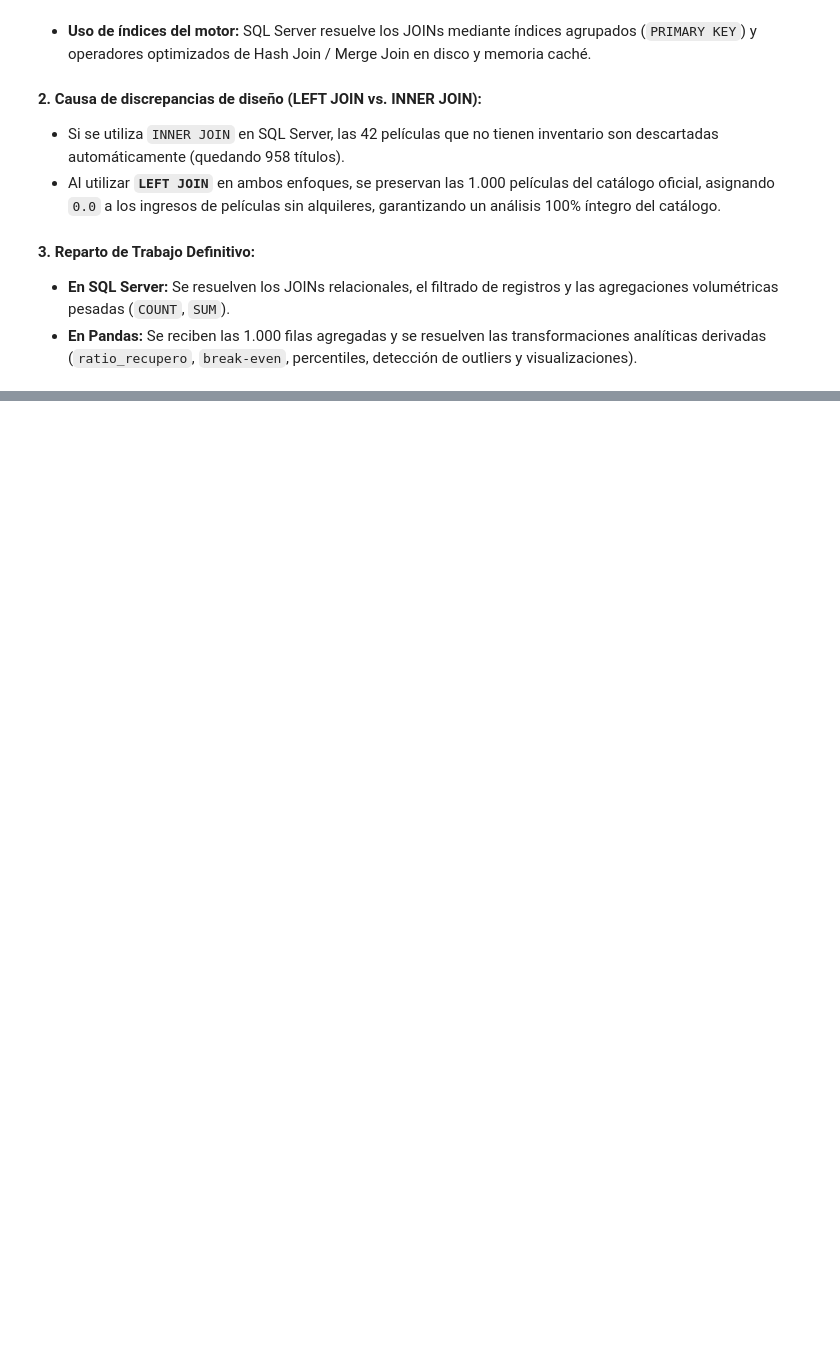
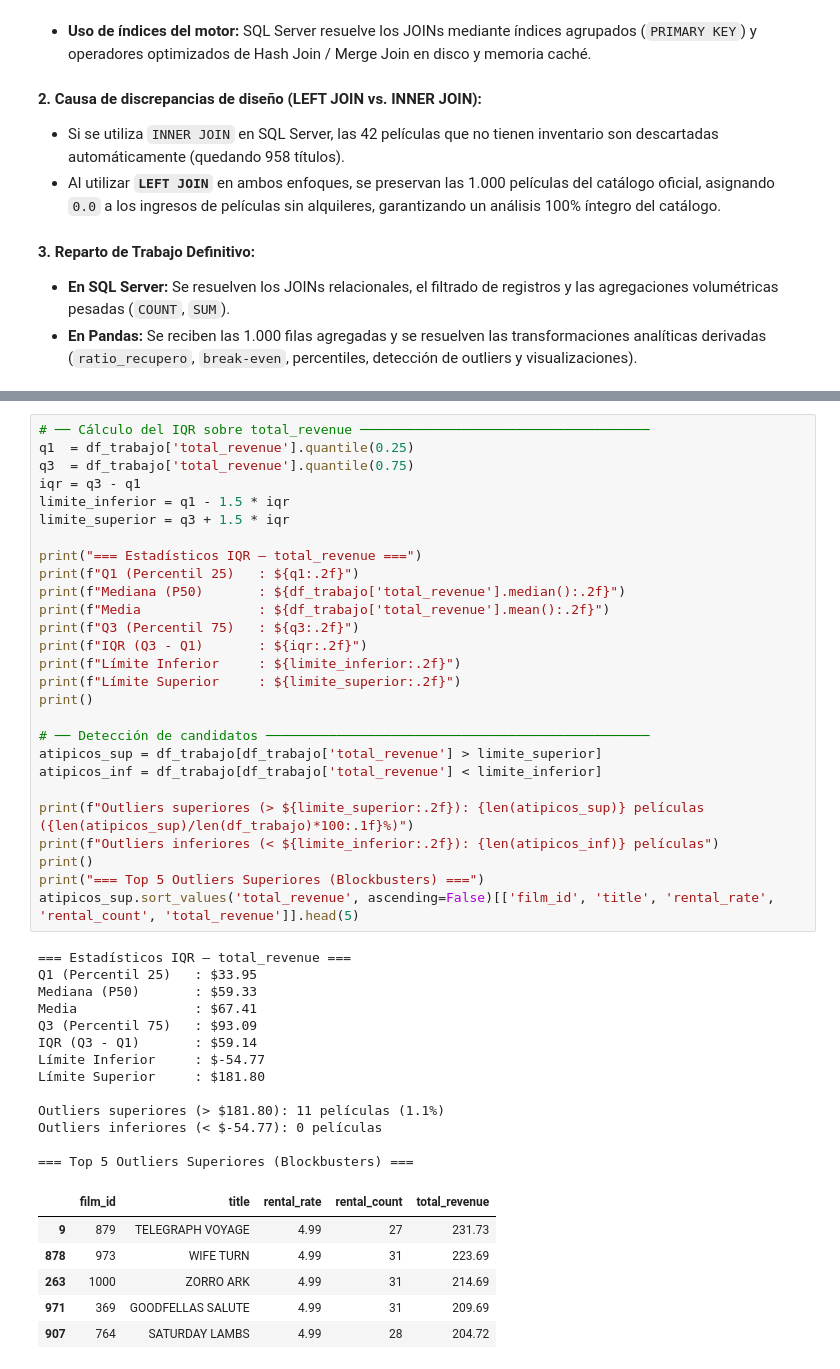
Before and after one commit to BUGn92/TP2SeminarioBD, a Jupyter notebook: notebooks/analisis.ipynb, the cells around one changed output, grey strips where cells are left out. Cells and saved outputs as stored; diff of their text form; blank space fills up the shorter version.

```diff
--- a/notebooks/analisis.ipynb
+++ b/notebooks/analisis.ipynb
@@ -643,0 +410,47 @@ películas sin inventario, cuya presencia en los datos está técnicamente justi
+# %%
+# ── Cálculo del IQR sobre total_revenue ─────────────────────────────────────
+q1  = df_trabajo['total_revenue'].quantile(0.25)
+q3  = df_trabajo['total_revenue'].quantile(0.75)
+iqr = q3 - q1
+limite_inferior = q1 - 1.5 * iqr
+limite_superior = q3 + 1.5 * iqr
+
+print("=== Estadísticos IQR — total_revenue ===")
+print(f"Q1 (Percentil 25)   : ${q1:.2f}")
+print(f"Mediana (P50)       : ${df_trabajo['total_revenue'].median():.2f}")
+print(f"Media               : ${df_trabajo['total_revenue'].mean():.2f}")
+print(f"Q3 (Percentil 75)   : ${q3:.2f}")
+print(f"IQR (Q3 - Q1)       : ${iqr:.2f}")
+print(f"Límite Inferior     : ${limite_inferior:.2f}")
+print(f"Límite Superior     : ${limite_superior:.2f}")
+print()
+
+# ── Detección de candidatos ─────────────────────────────────────────────────
+atipicos_sup = df_trabajo[df_trabajo['total_revenue'] > limite_superior]
+atipicos_inf = df_trabajo[df_trabajo['total_revenue'] < limite_inferior]
+
+print(f"Outliers superiores (> ${limite_superior:.2f}): {len(atipicos_sup)} películas ({len(atipicos_sup)/len(df_trabajo)*100:.1f}%)")
+print(f"Outliers inferiores (< ${limite_inferior:.2f}): {len(atipicos_inf)} películas")
+print()
+print("=== Top 5 Outliers Superiores (Blockbusters) ===")
+atipicos_sup.sort_values('total_revenue', ascending=False)[['film_id', 'title', 'rental_rate', 'rental_count', 'total_revenue']].head(5)
+# %% [output]
+=== Estadísticos IQR — total_revenue ===
+Q1 (Percentil 25)   : $33.95
+Mediana (P50)       : $59.33
+Media               : $67.41
+Q3 (Percentil 75)   : $93.09
+IQR (Q3 - Q1)       : $59.14
+Límite Inferior     : $-54.77
+Límite Superior     : $181.80
+
+Outliers superiores (> $181.80): 11 películas (1.1%)
+Outliers inferiores (< $-54.77): 0 películas
+
+=== Top 5 Outliers Superiores (Blockbusters) ===
+|  | film_id | title | rental_rate | rental_count | total_revenue |
+| 9 | 879 | TELEGRAPH VOYAGE | 4.99 | 27 | 231.73 |
+| 878 | 973 | WIFE TURN | 4.99 | 31 | 223.69 |
+| 263 | 1000 | ZORRO ARK | 4.99 | 31 | 214.69 |
+| 971 | 369 | GOODFELLAS SALUTE | 4.99 | 31 | 209.69 |
+| 907 | 764 | SATURDAY LAMBS | 4.99 | 28 | 204.72 |
```
Also changed, not shown: parts of 42 cells of this notebook, 2 other files.
